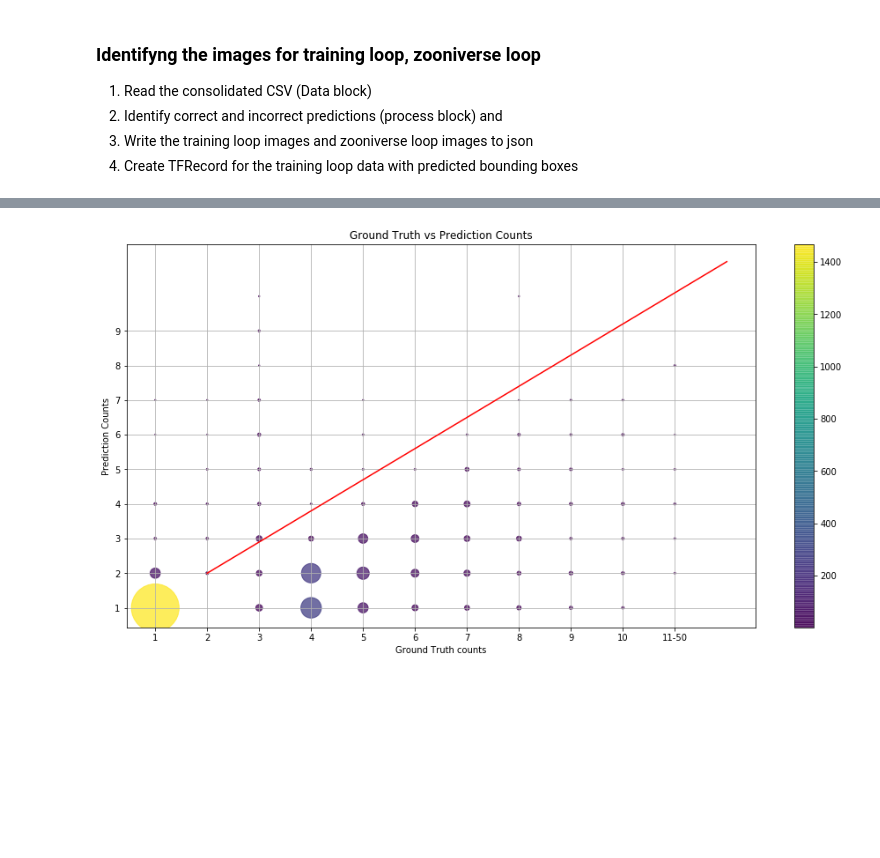
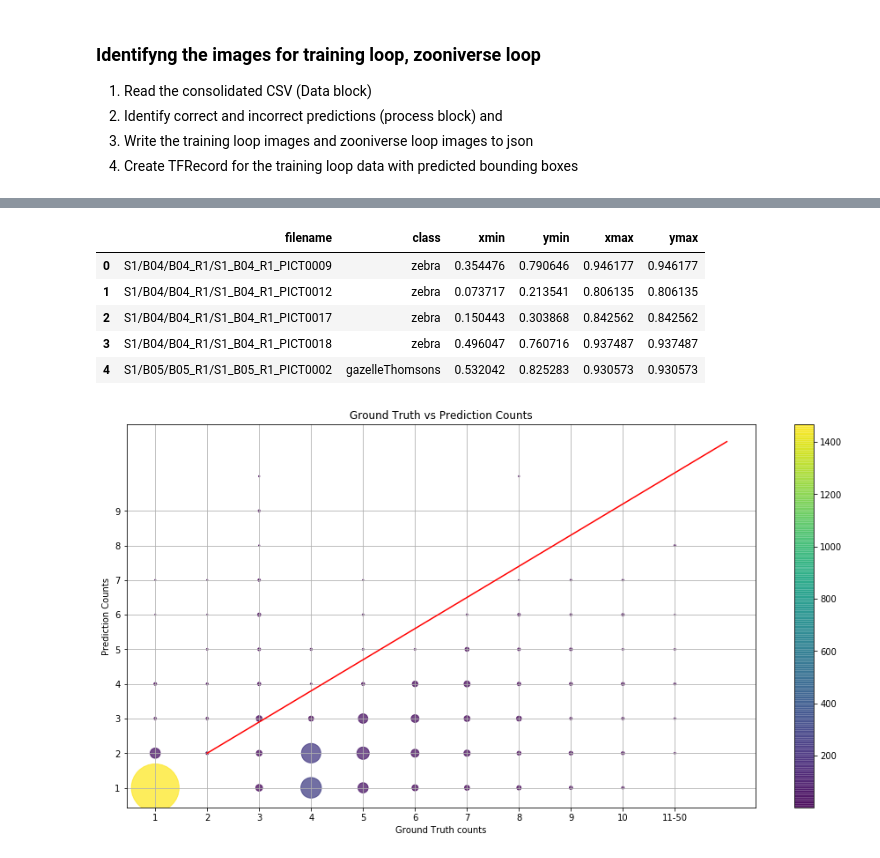
Before and after one commit to Manish-rai21bit/camera-trap-detection, a Jupyter notebook: bootstrapping/bootstrapping_species_detection.ipynb, the cells around one changed output, grey strips where cells are left out. Drawn from its saved outputs; the diff is of its cells as text; code cells hidden in the pictures; blank space fills up the shorter version.

Commit message:
another visualization + preparation code for training data creation on csv

```diff
--- a/bootstrapping/bootstrapping_species_detection.ipynb
+++ b/bootstrapping/bootstrapping_species_detection.ipynb
@@ -474,11 +474,10 @@ if __name__=='__main__':
 3. Write the training loop images and zooniverse loop images to json
 4. Create TFRecord for the training loop data with predicted bounding boxes
 # %%
-#%%writefile /home/ubuntu/data/tensorflow/my_workspace/camera-trap-detection/bootstrapping/boottstrapping_data_prep.py
+%%writefile /home/ubuntu/data/tensorflow/my_workspace/camera-trap-detection/bootstrapping/bootstrapping_data_prep.py
 """module for identifying images to be shown to volunteers and images for the training loop"""
 import csv
 
-import data_prep.data_prep_utils as dataprep_utils
 
 def pred_groundtruth_consolidate_csv_to_dict(pred_groundtruth_consolidate_csv):
     """This function takes the csv with groundtruth boxes and creates a dictionary object
@@ -541,18 +540,16 @@ def get_correct_incorrect_images(pred_groundtruth_consolidate_dict):
 def training_data_prep_from_correct_prediction(prediction_csv_path,
                                                 correct_list,
                                                 corrected_image_species_list,
-                                                label_map_json
+                                                label_map
                                               ):
     """Takes in the original CSV with bounding box predictions, filters out the correct pridictions
     and corrects the labels for the images that are in the corrected_image_species_list.
     Returns a dataframe with correctly predicted bounding boxes that can be used to build the TFRecords
 
     prediction_csv_path '/home/ubuntu/data/tensorflow/my_workspace/training_demo/Predictions/snapshot_serengeti_test2.csv'
-    label_map_json '/home/ubuntu/data/tensorflow/my_workspace/camera-trap-detection/data/LILA/label_map.json'
     """
 
     predicted_df = pd.read_csv(prediction_csv_path)
-    label_map = dataprep_utils.get_label_map_from_json(label_map_json)
     inverse_label_map = {v: k for k, v in label_map.items()}
 
     corrected_image_list = [file[0] for file in corrected_image_species_list]
@@ -574,19 +570,0 @@ Correct predictions proportion:  0.57
-# %%
-prediction_csv_path = '/home/ubuntu/data/tensorflow/my_workspace/training_demo/Predictions/snapshot_serengeti_test2.csv'
-df = pd.read_csv(prediction_csv_path)
-# label_map = get_label_map_from_json(json_file)
-inverse_label_map = {v: k for k, v in label_map.items()}
-
-corrected_image_list = [file[0] for file in corrected_image_species_list]
-df1 = df[df['filename'].isin(correct_list + corrected_image_list)]
-df1_dict = df1.to_dict(orient='index')
-
-print(df1.shape)
-
-for i, val in df1_dict.items():
-    df1_dict[i]['class'] = inverse_label_map[df1_dict[i]['labels']]
-    if val['filename'] in corrected_image_list:
-        df1_dict[i]['labels'] = [rec[1] for rec in corrected_image_species_list if val['filename'] in rec[0]][0]
-
-df2 = pd.DataFrame.from_dict(df1_dict, orient='index')
-df2 = df2[['filename', 'class', 'xmin', 'ymin', 'xmax', 'ymax']]
@@ -623,6 +570,0 @@ df2
-# %%
-pred_groundtruth_consolidate_csv = '/home/ubuntu/data/tensorflow/my_workspace/camera-trap-detection/test.csv'
-
-pred_groundtruth_consolidate_dict = pred_groundtruth_consolidate_csv_to_dict(pred_groundtruth_consolidate_csv)
-correct_list, corrected_image_species_list, incorrect_list = get_correct_incorrect_images(pred_groundtruth_consolidate_dict)
-print('Correct predictions proportion: ', round(len(correct_list)/(len(correct_list)+len(incorrect_list)), 2))
@@ -631,3 +624,12 @@ Correct predictions proportion:  0.57
+# %%
+correct_predicted_final_df.head()
+# %% [output]
+|  | filename | class | xmin | ymin | xmax | ymax |
+| 0 | S1/B04/B04_R1/S1_B04_R1_PICT0009 | zebra | 0.354476 | 0.790646 | 0.946177 | 0.946177 |
+| 1 | S1/B04/B04_R1/S1_B04_R1_PICT0012 | zebra | 0.073717 | 0.213541 | 0.806135 | 0.806135 |
+| 2 | S1/B04/B04_R1/S1_B04_R1_PICT0017 | zebra | 0.150443 | 0.303868 | 0.842562 | 0.842562 |
+| 3 | S1/B04/B04_R1/S1_B04_R1_PICT0018 | zebra | 0.496047 | 0.760716 | 0.937487 | 0.937487 |
+| 4 | S1/B05/B05_R1/S1_B05_R1_PICT0002 | gazelleThomsons | 0.532042 | 0.825283 | 0.930573 | 0.930573 |
 # %%
 import matplotlib.pyplot as plt
 
```
Also changed, not shown: parts of 5 cells of this notebook.
